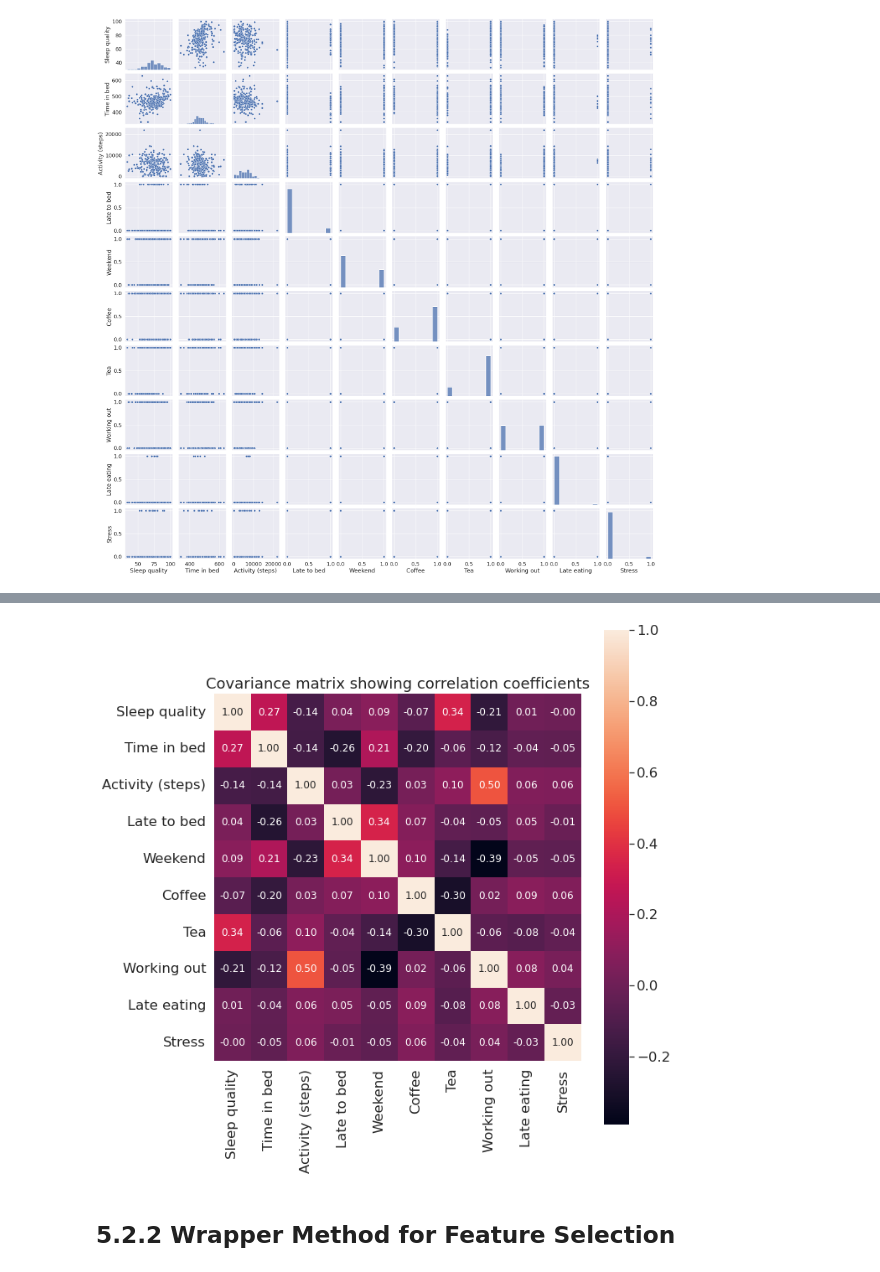
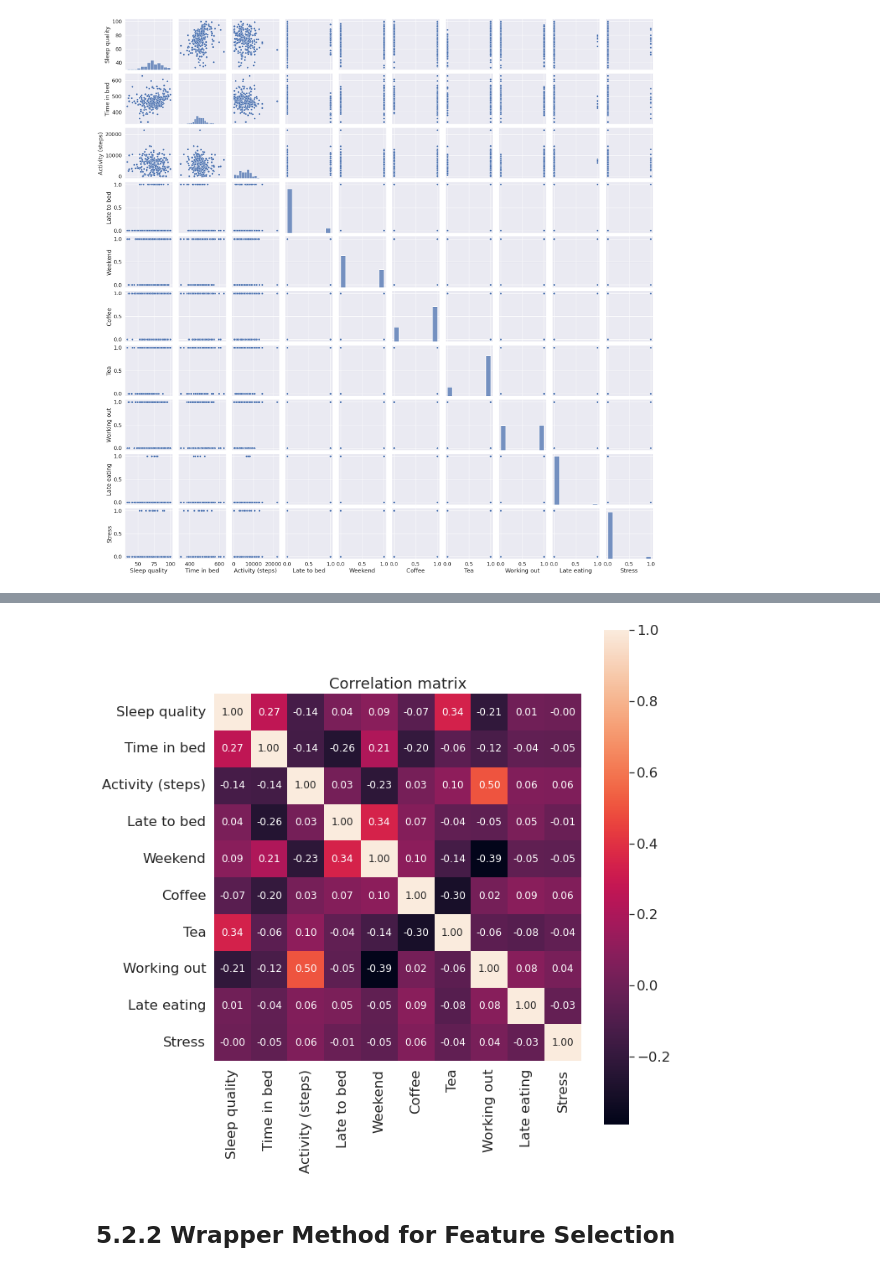
Before and after one commit to AkseliManninen/Sleep-Analysis-ML, a Jupyter notebook: SleepAnalysis.ipynb, the cells around one changed output, grey strips where cells are left out. Cells and saved outputs as stored; diff of their text form; code cells hidden in the pictures.

```diff
--- a/SleepAnalysis.ipynb
+++ b/SleepAnalysis.ipynb
@@ -325,19 +337,19 @@ plt.show()
 # %%
 # Covariance matrix
 plt.figure(figsize=(10,10))
 sns.set(font_scale=1.5)
 hm = sns.heatmap(data_cleaned.corr(),
                  cbar=True,
                  annot=True,
                  square=True,
                  fmt='.2f',
                  annot_kws={'size': 12})
-plt.title('Covariance matrix showing correlation coefficients')
+plt.title('Correlation matrix')
 plt.tight_layout()
 plt.savefig('Correlation_matrix.png')
 plt.show()
 # %% [output]
-[figure, old version]
+[figure, new version]
 # %% [markdown]
 ## 5.2.2 Wrapper Method for Feature Selection
 # %%
```
Also changed, not shown: parts of 10 cells of this notebook.
